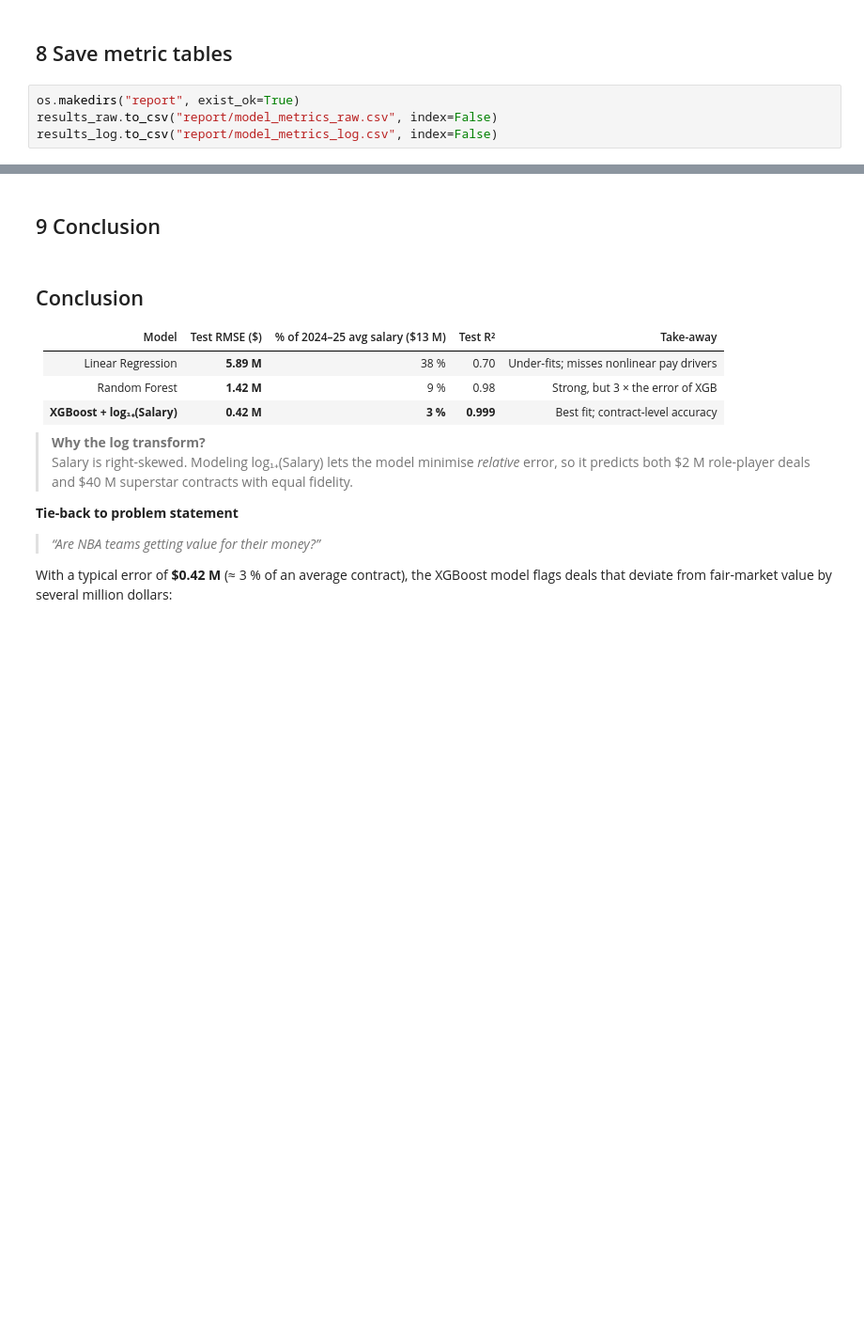
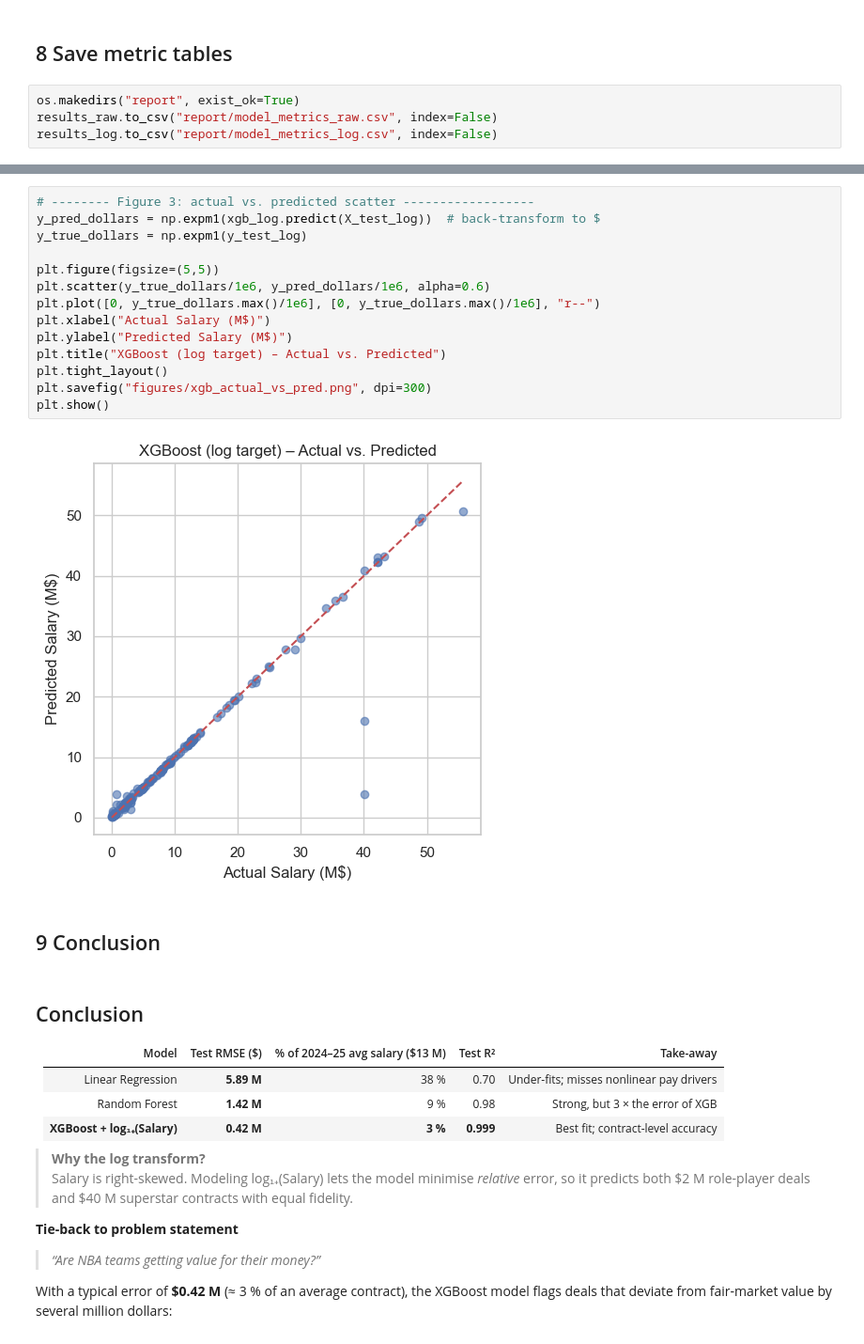
Before and after one commit to gomowele/nba-player-value-capstone, a Jupyter notebook: notebooks/4.Capstone_Two_Modeling.ipynb, the cells around one changed output, grey strips where cells are left out. Shown: that part at 94% size. Drawn from its saved outputs; the diff is of its cells as text; blank space fills up the shorter version.

```diff
--- a/notebooks/4.Capstone_Two_Modeling.ipynb
+++ b/notebooks/4.Capstone_Two_Modeling.ipynb
@@ -302,3 +353,19 @@ results_log.to_csv("report/model_metrics_log.csv", index=False)
+# %%
+# -------- Figure 3: actual vs. predicted scatter ------------------
+y_pred_dollars = np.expm1(xgb_log.predict(X_test_log))  # back-transform to $
+y_true_dollars = np.expm1(y_test_log)
+
+plt.figure(figsize=(5,5))
+plt.scatter(y_true_dollars/1e6, y_pred_dollars/1e6, alpha=0.6)
+plt.plot([0, y_true_dollars.max()/1e6], [0, y_true_dollars.max()/1e6], "r--")
+plt.xlabel("Actual Salary (M$)")
+plt.ylabel("Predicted Salary (M$)")
+plt.title("XGBoost (log target) – Actual vs. Predicted")
+plt.tight_layout()
+plt.savefig("figures/xgb_actual_vs_pred.png", dpi=300)
+plt.show()
+# %% [output]
+[figure, added]
 # %% [markdown]
 ## 9 Conclusion
 # %% [markdown]
```
Also changed, not shown: parts of 3 cells of this notebook.
